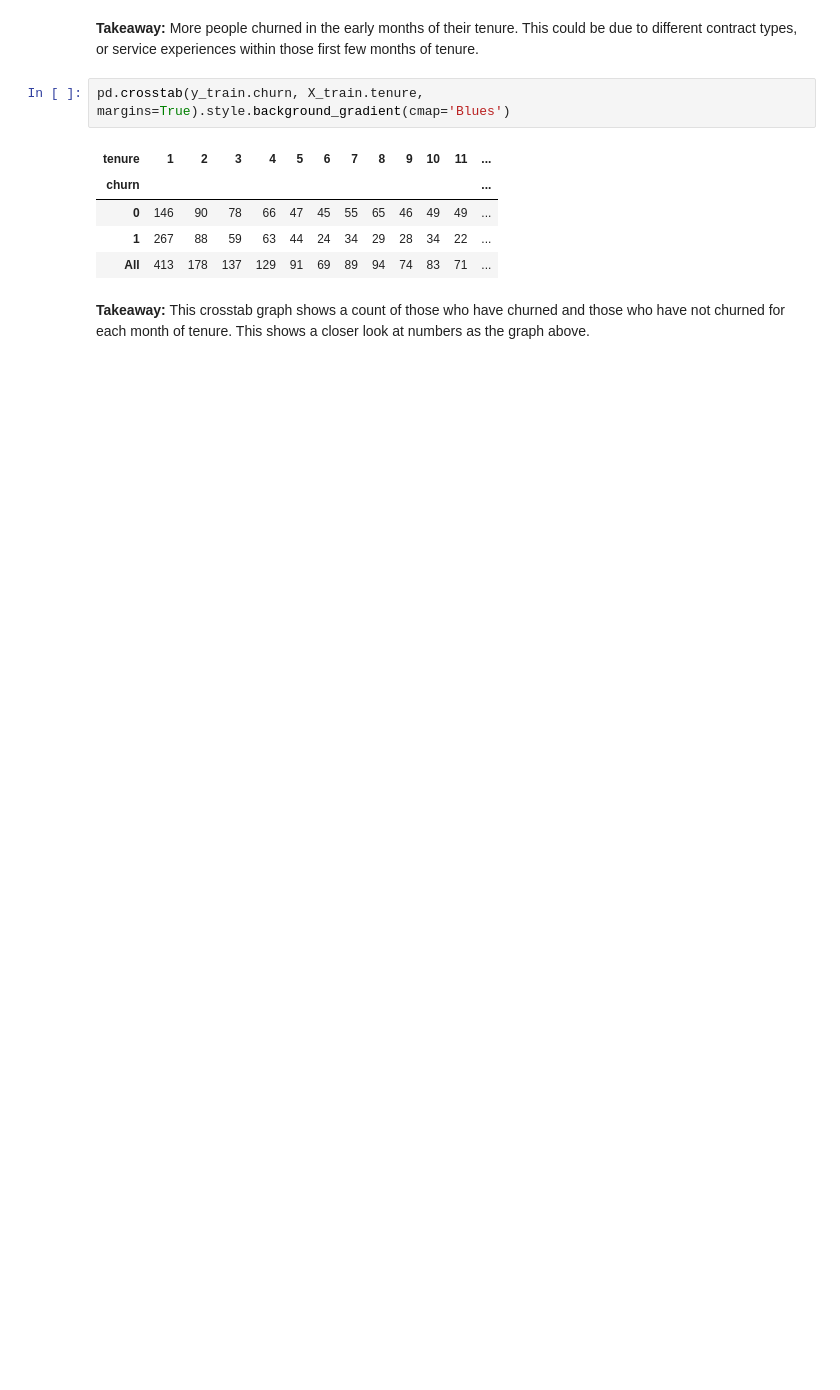
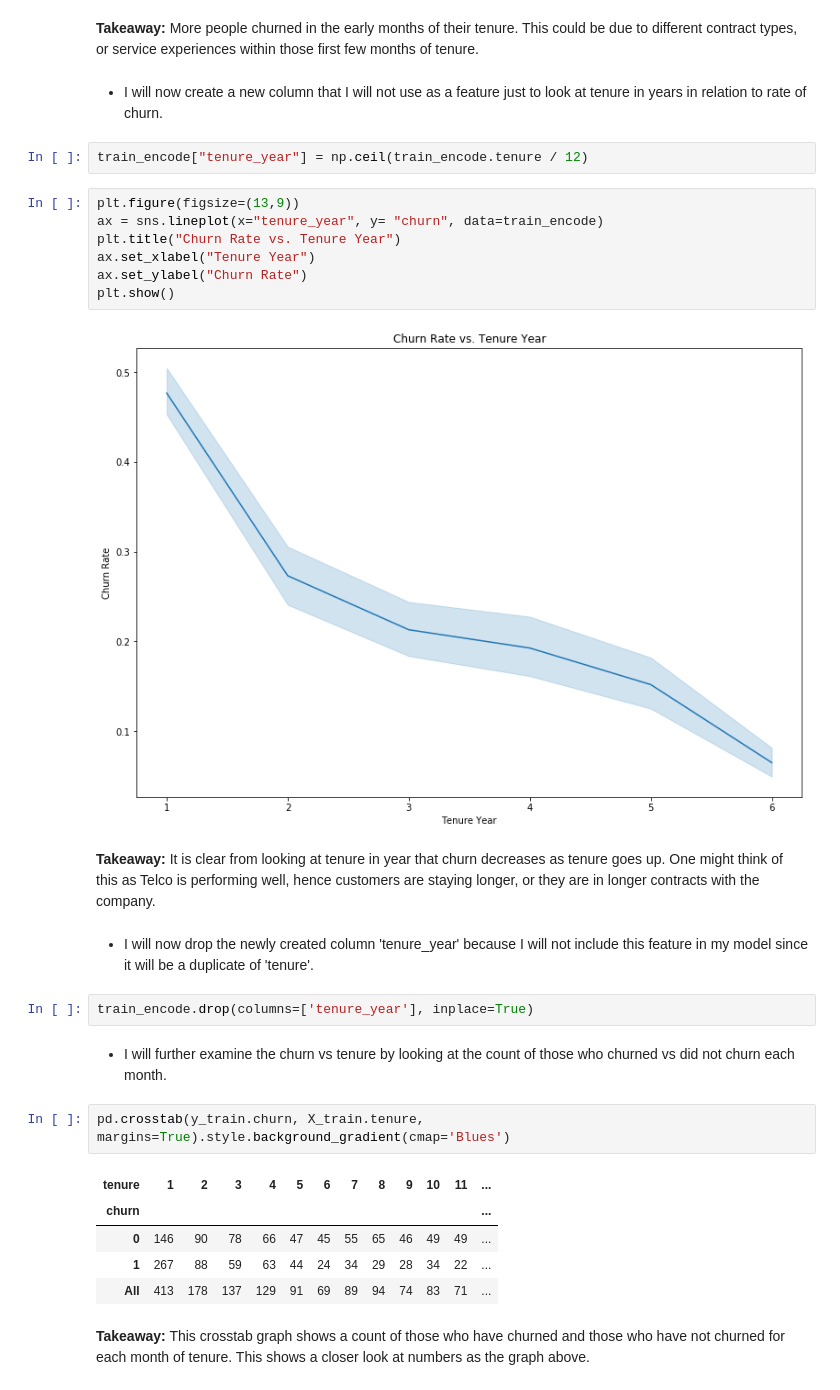
Before and after one commit to cari-holmes/telco-churn-project, a Jupyter notebook: final_churn_mvp.ipynb, the cells around one changed output. Drawn from its saved outputs; the diff is of its cells as text; blank space fills up the shorter version.

```diff
--- a/final_churn_mvp.ipynb
+++ b/final_churn_mvp.ipynb
@@ -340,5 +370,26 @@ Text(0.5, 1.0, 'Churn Rate vs. Tenure in Months')
 # %% [markdown]
 **Takeaway:** More people churned in the early months of their tenure. This could be due to different contract types, or service experiences within those first few months of tenure.
+# %% [markdown]
+- I will now create a new column that I will not use as a feature just to look at tenure in years in relation to rate of churn.
+# %%
+train_encode["tenure_year"] = np.ceil(train_encode.tenure / 12)
+# %%
+plt.figure(figsize=(13,9))
+ax = sns.lineplot(x="tenure_year", y= "churn", data=train_encode)
+plt.title("Churn Rate vs. Tenure Year")
+ax.set_xlabel("Tenure Year")
+ax.set_ylabel("Churn Rate")
+plt.show()
+# %% [output]
+[figure, added]
+# %% [markdown]
+**Takeaway:** It is clear from looking at tenure in year that churn decreases as tenure goes up. One might think of this as Telco is performing well, hence customers are staying longer, or they are in longer contracts with the company.
+# %% [markdown]
+- I will now drop the newly created column 'tenure_year' because I will not include this feature in my model since it will be a duplicate of 'tenure'.
+# %%
+train_encode.drop(columns=['tenure_year'], inplace=True)
+# %% [markdown]
+- I will further examine the churn vs tenure by looking at the count of those who churned vs did not churn each month.
 # %%
 pd.crosstab(y_train.churn, X_train.tenure, margins=True).style.background_gradient(cmap='Blues')
 # %% [output]
```
Also changed, not shown: parts of 80 cells of this notebook.
